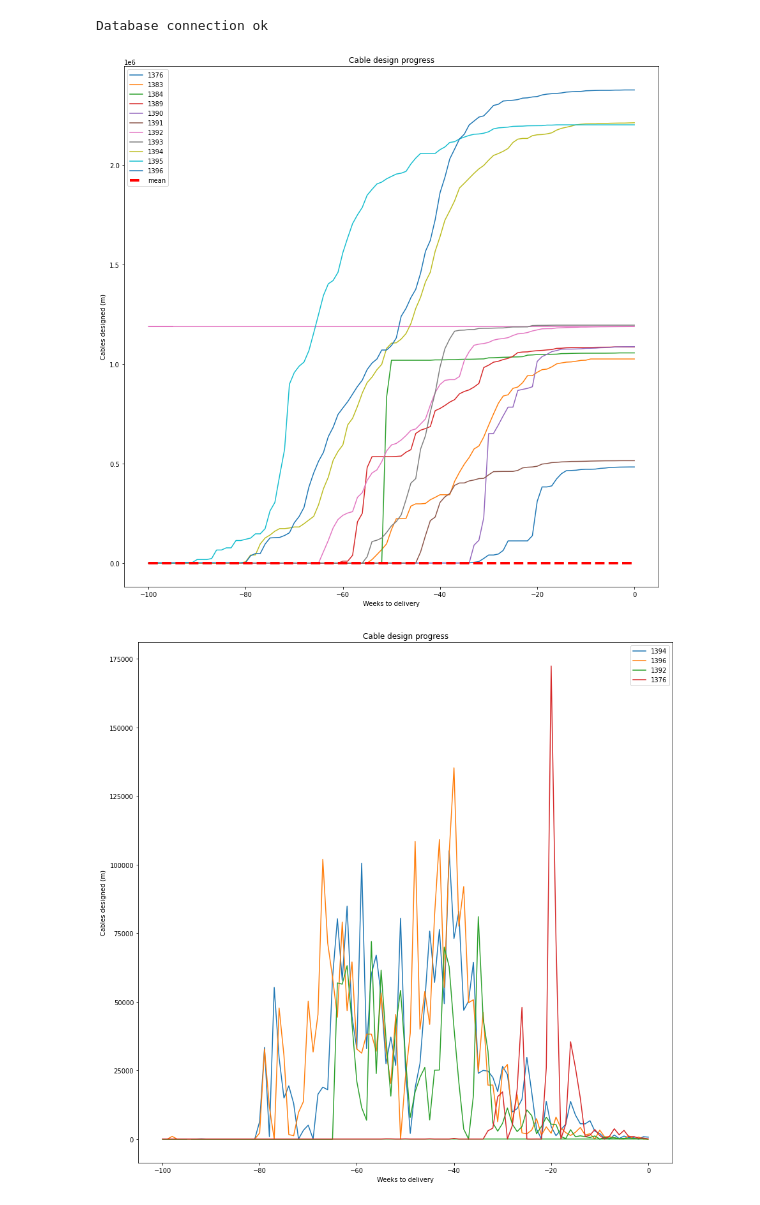
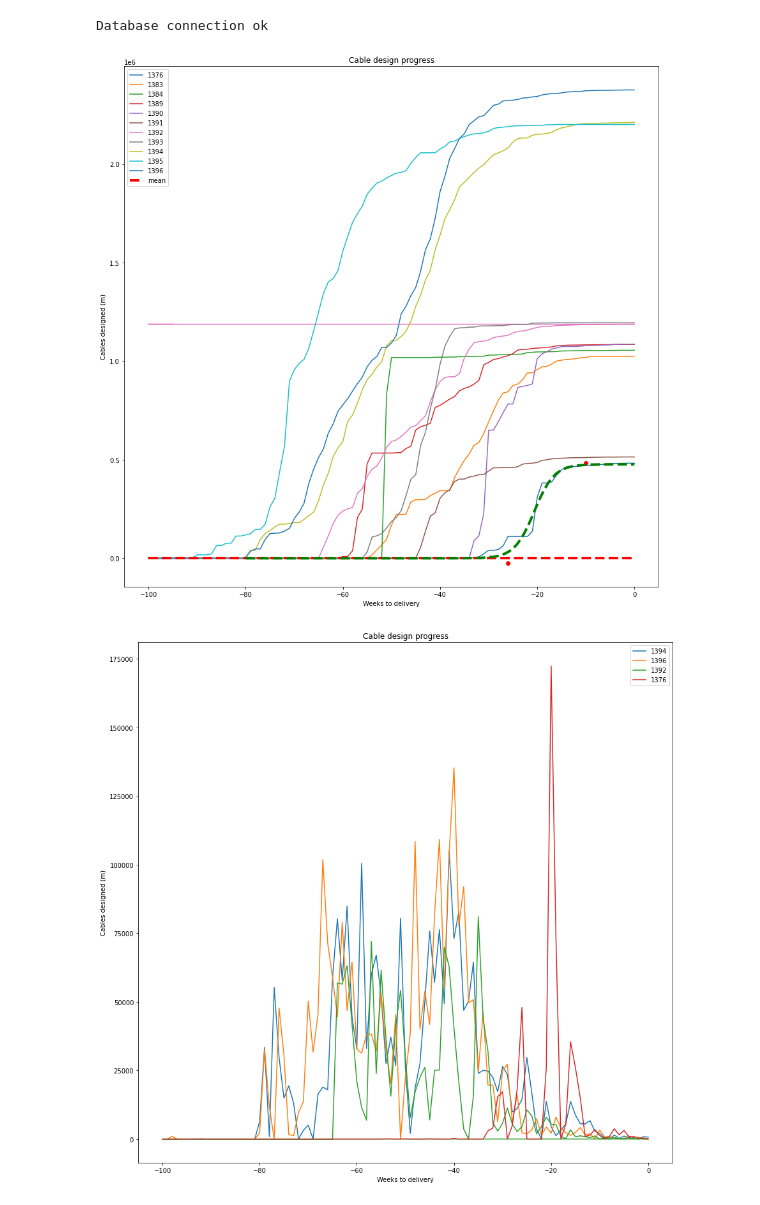
Before and after one commit to Miikkasna/cablepredictions, a Jupyter notebook: jupyter test.ipynb, the cells around one changed output. Saved outputs shown, nothing was run; the diff lists cells and outputs as text; code cells hidden in the pictures.

```diff
--- a/jupyter test.ipynb
+++ b/jupyter test.ipynb
@@ -48,36 +48,47 @@ Database connection ok
 cursor.execute("SELECT project_id FROM routed GROUP BY project_id")
 data = np.array(cursor.fetchall())[:, 0]
 legends = []
 plt.figure(figsize=(15, 15))
 all = []
 for ship in data:
     #if ship != 1384: continue
     cursor.execute("SELECT wk, cables FROM progress WHERE project_id={}".format(ship))
     data = np.array(cursor.fetchall())
     x = data[:, 0]
     y = data[:, -1]
     legends.append(ship)
     ycum = y.cumsum()
     ycum_n = ycum/ycum.max(axis=0)
-    (x0hat, khat, lhat), _ = curve_fit(logifunc, x, ycum, bounds=([-100, 0, 1], [0, 10, ycum[-1]*2]))
+    #(x0hat, khat, lhat), _ = curve_fit(logifunc, x, ycum, bounds=([-100, 0, 1], [0, 10, ycum[-1]*2]))
     x2 = range(-100, 0)
-    yhat = logifunc(x2, x0hat, khat, lhat)
+    #yhat = logifunc(x2, x0hat, khat, lhat)
+    if ship==1376:
+        c = -26
+        e = -10
+        xx = x[c:e]
+        yy = ycum[c:e]
+        fit = np.polyfit(xx, yy, 2)
+        (x0hat, khat, lhat), _ = curve_fit(logifunc, xx, yy, bounds=([-80, 0.0001, ycum[-1]*0.7], [0, 2, ycum[-1]*1.3]))
 
     all.append(ycum_n)
     plt.plot(x, ycum)
     #plt.plot(x2, yhat)
 all = np.array(all)
 ycum_n_mean = all.mean(axis=0)
 legends.append('mean')
 plt.plot(x, ycum_n_mean, 'r--', linewidth=4)
+xx = np.linspace(-80, 0, 100)
+plt.plot(xx, logifunc(xx, x0hat, khat, lhat), 'g--', linewidth=4)
+plt.scatter(e, np.poly1d(fit)(e), c='r')
+plt.scatter(c, np.poly1d(fit)(c), c='r')
 plt.title("Cable design progress")
 plt.xlabel("Weeks to delivery")
 plt.ylabel("Cables designed (m)")
 plt.legend(legends)
 plt.savefig('cumul_progress.png')
 plt.show()
 # %% [output]
-[figure, old version]
+[figure, new version]
 # %%
 cursor.execute("SELECT project_id FROM routed GROUP BY project_id")
 data = np.array(cursor.fetchall())[:, 0]
```
Also changed, not shown: parts of 2 cells of this notebook, 7 other files.
